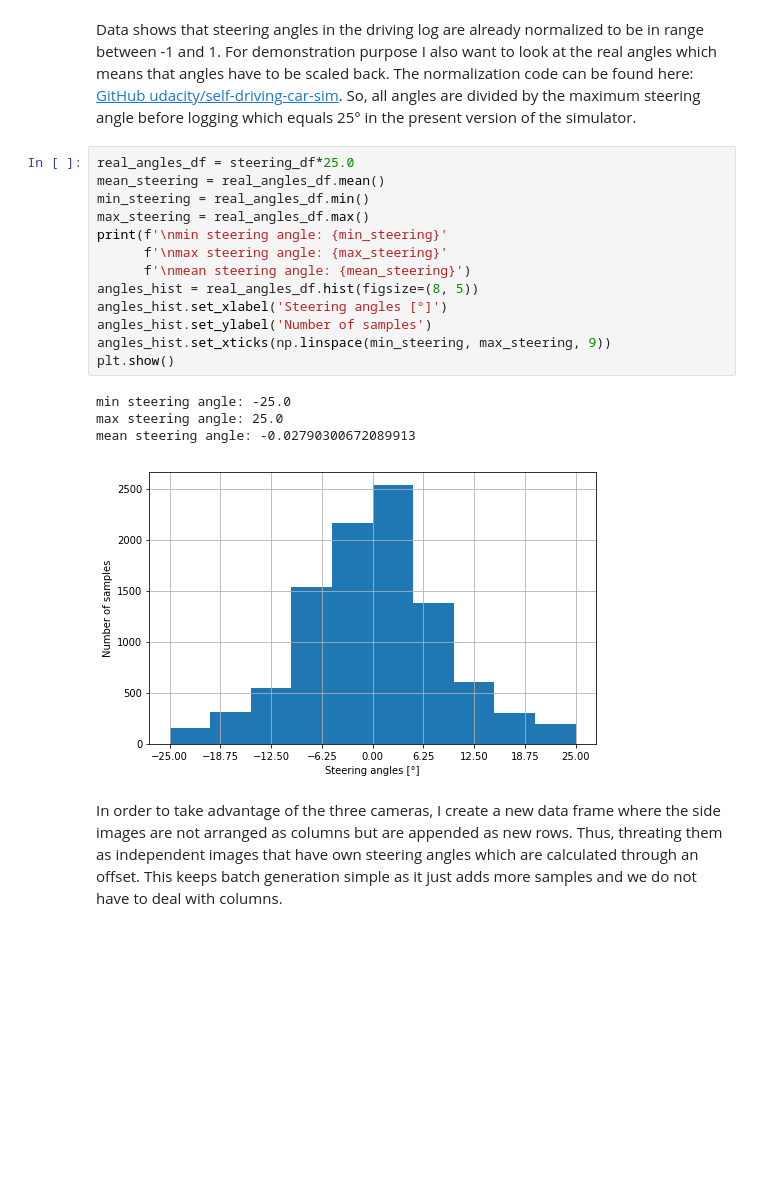
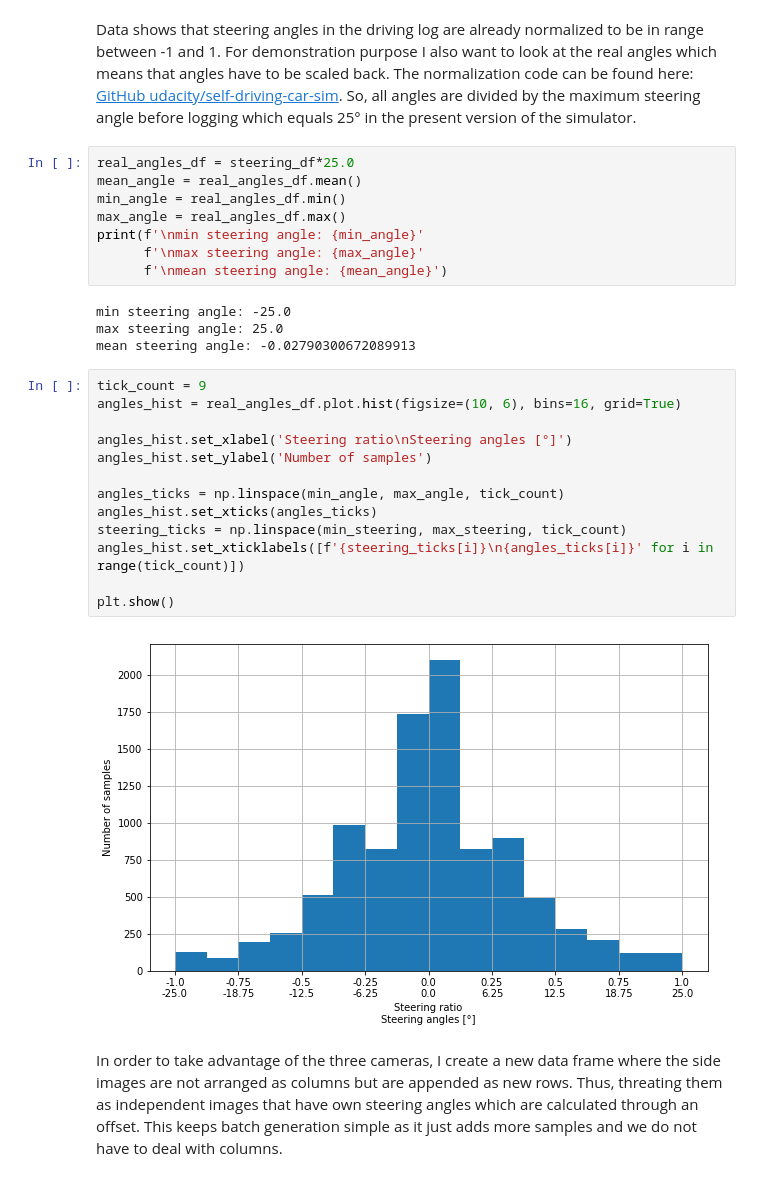
Before and after one commit to Pyrax/CarND-Behavioral-Cloning-P3, a Jupyter notebook: Behavioral_Cloning.ipynb, the cells around one changed output. Drawn from its saved outputs; the diff is of its cells as text; blank space fills up the shorter version.

```diff
--- a/Behavioral_Cloning.ipynb
+++ b/Behavioral_Cloning.ipynb
@@ -59,22 +61,31 @@ Data shows that steering angles in the driving log are already normalized to be
 The normalization code can be found here: [GitHub udacity/self-driving-car-sim](https://github.com/udacity/self-driving-car-sim/blob/bdcd588990df2db4706e772cd45d6e013631a2f2/Assets/Standard%20Assets/Vehicles/Car/Scripts/CarController.cs#L472). So, all angles are divided by the maximum steering angle before logging which equals 25° in the present version of the simulator.
 # %%
 real_angles_df = steering_df*25.0
-mean_steering = real_angles_df.mean()
-min_steering = real_angles_df.min()
-max_steering = real_angles_df.max()
-print(f'\nmin steering angle: {min_steering}'
-      f'\nmax steering angle: {max_steering}'
-      f'\nmean steering angle: {mean_steering}')
-angles_hist = real_angles_df.hist(figsize=(8, 5))
-angles_hist.set_xlabel('Steering angles [°]')
-angles_hist.set_ylabel('Number of samples')
-angles_hist.set_xticks(np.linspace(min_steering, max_steering, 9))
-plt.show()
+mean_angle = real_angles_df.mean()
+min_angle = real_angles_df.min()
+max_angle = real_angles_df.max()
+print(f'\nmin steering angle: {min_angle}'
+      f'\nmax steering angle: {max_angle}'
+      f'\nmean steering angle: {mean_angle}')
 # %% [output]
 min steering angle: -25.0
 max steering angle: 25.0
 mean steering angle: -0.02790300672089913
-[figure, removed]
+# %%
+tick_count = 9
+angles_hist = real_angles_df.plot.hist(figsize=(10, 6), bins=16, grid=True)
+
+angles_hist.set_xlabel('Steering ratio\nSteering angles [°]')
+angles_hist.set_ylabel('Number of samples')
+
+angles_ticks = np.linspace(min_angle, max_angle, tick_count)
+angles_hist.set_xticks(angles_ticks)
+steering_ticks = np.linspace(min_steering, max_steering, tick_count)
+angles_hist.set_xticklabels([f'{steering_ticks[i]}\n{angles_ticks[i]}' for i in range(tick_count)])
+
+plt.show()
+# %% [output]
+[figure, added]
 # %% [markdown]
 In order to take advantage of the three cameras, I create a new data frame where the side images are not arranged as columns but are appended as new rows. Thus, threating them as independent images that have own steering angles which are calculated through an offset. This keeps batch generation simple as it just adds more samples and we do not have to deal with columns.
 # %%
```
Also changed, not shown: parts of 16 cells of this notebook, 4 other files.
